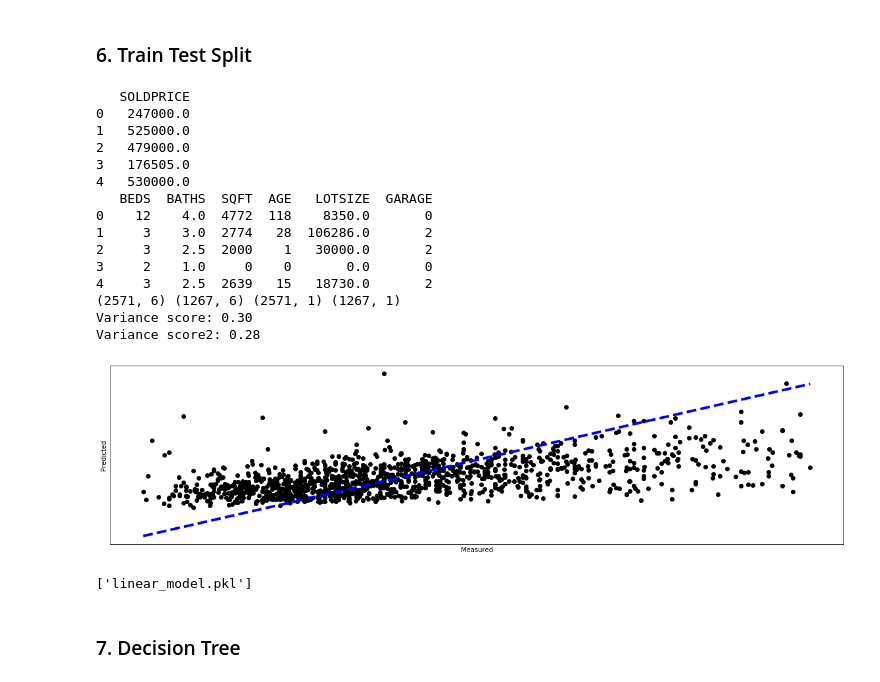
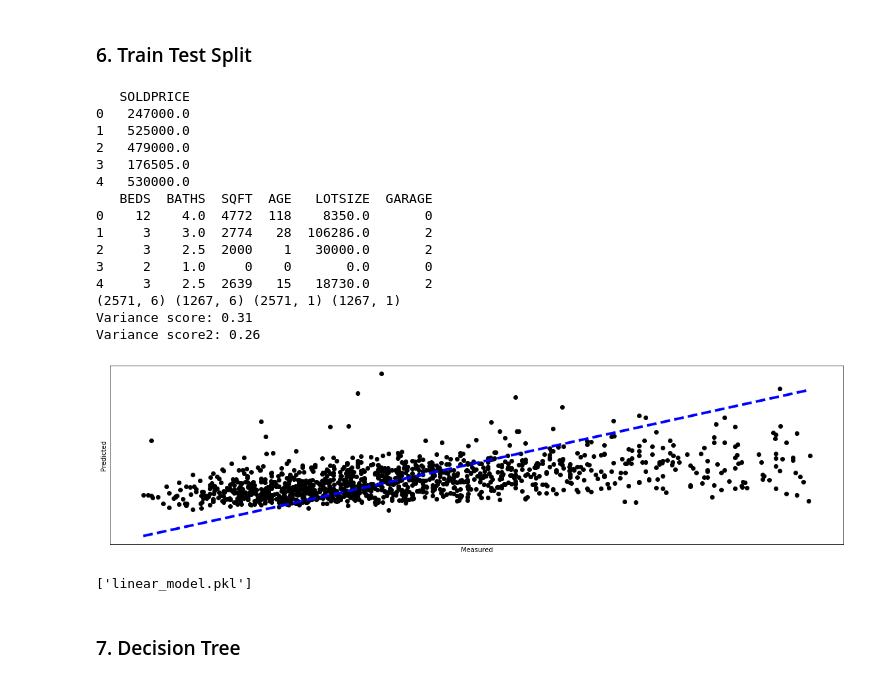
Before and after one commit to guezandy/s14alab2, a Jupyter notebook: notebooks/lab2_pricing_houses.ipynb, the cells around one changed output. Saved outputs shown, nothing was run; the diff lists cells and outputs as text; code cells hidden in the pictures.

```diff
--- a/notebooks/lab2_pricing_houses.ipynb
+++ b/notebooks/lab2_pricing_houses.ipynb
@@ -305,62 +305,62 @@ label_data = filter_data[label]
 features_data = filter_data[features]
 
 # Init x, y test,train @ 33% size (sklearn)
-X_train, X_test, y_train, y_test = train_test_split(features_data, label_data, test_size=0.33)
+features_train, features_test, label_train, label_test = train_test_split(features_data, label_data, test_size=0.33, random_state=42)
 
-print(X_train.shape, X_test.shape, y_train.shape, y_test.shape)
+print(features_train.shape, features_test.shape, label_train.shape, label_test.shape)
 
 # Determine linear_model (sklearn - above))
 l_regr = linear_model.LinearRegression()
 
 # Train linear_model (sklearn)
-l_regr.fit(X_train, y_train)
+l_regr.fit(features_train, label_train)
 
 # Score Method 1: (sklearn)
 # Ref. https://stackoverflow.com/questions/45529907/difference-between-model-score-vs-r2-score
 #  https://scikit-learn.org/stable/modules/generated/sklearn.model_selection.train_test_split.html
-print('Variance score: %.2f' % l_regr.score(X_train, y_train))
+print('Variance score: %.2f' % l_regr.score(features_train, label_train))
 
 # Score Method 2 (sklearn)
-y_pred = l_regr.predict(X_test)
+label_pred = l_regr.predict(features_test)
 # r2_score(y_true, y_pred, ...)
-print('Variance score2: %.2f' % r2_score(y_test, y_pred))
+print('Variance score2: %.2f' % r2_score(label_test, label_pred))
 
 # Plot outputs (matplotlab - above)
 plt.figure(figsize=(20, 5))
-plt.scatter(y_test, y_pred, color='black')
-plt.plot([y_test.min(), y_test.max()], [y_test.min(), y_test.max()], 'k--', lw=4, color='blue')
+plt.scatter(label_test, label_pred, color='black')
+plt.plot([label_test.min(), label_test.max()], [label_test.min(), label_test.max()], 'k--', lw=4, color='blue')
 
 plt.ylabel('Predicted')
 plt.xlabel('Measured')
 
 plt.xticks(())
 plt.yticks(())
 
 plt.show()
 
 # Download model as pkl file
 # https://machinelearningmastery.com/save-load-machine-learning-models-python-scikit-learn/
 import pickle
 # save the model to disk
 filename = 'linear_model.pkl'
 joblib.dump(l_regr, filename)
 # %% [output]
    SOLDPRICE
 0   247000.0
 1   525000.0
 2   479000.0
 3   176505.0
 4   530000.0
    BEDS  BATHS  SQFT  AGE   LOTSIZE  GARAGE
 0    12    4.0  4772  118    8350.0       0
 1     3    3.0  2774   28  106286.0       2
 2     3    2.5  2000    1   30000.0       2
 3     2    1.0     0    0       0.0       0
 4     3    2.5  2639   15   18730.0       2
 (2571, 6) (1267, 6) (2571, 1) (1267, 1)
-Variance score: 0.30
-Variance score2: 0.28
+Variance score: 0.31
+Variance score2: 0.26
-[figure, old version]
+[figure, new version]
 ['linear_model.pkl']
 # %% [markdown]
 ### 7. Decision Tree
```
Also changed, not shown: parts of 4 cells of this notebook, 3 other files.
